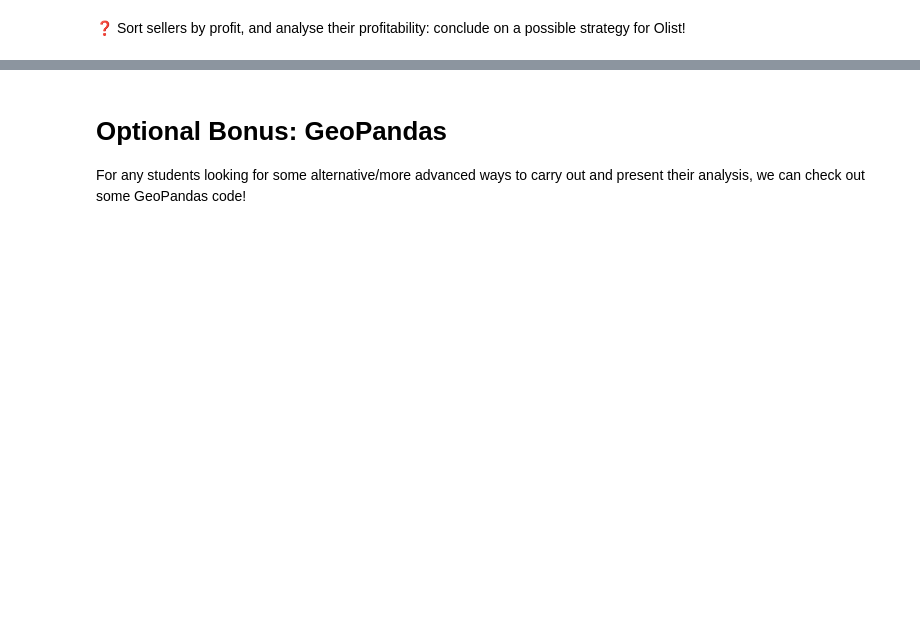
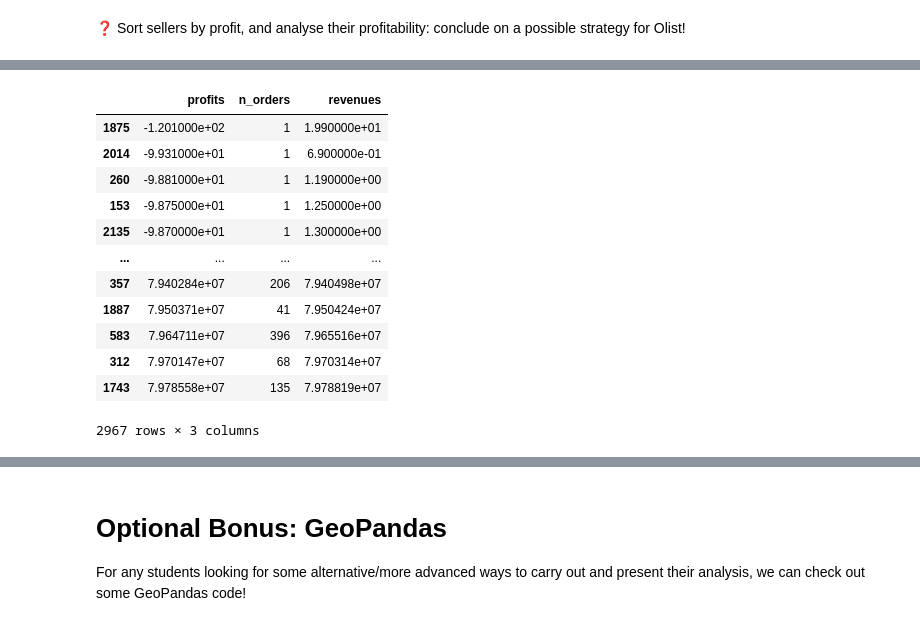
Before and after one commit to francoisgirard51/data-olist_pnl_analysis, a Jupyter notebook: seller_pnl_recap.ipynb, the cells around one changed output, grey strips where cells are left out. Saved outputs shown, nothing was run; the diff lists cells and outputs as text; code cells hidden in the pictures; blank space fills up the shorter version.

```diff
--- a/seller_pnl_recap.ipynb
+++ b/seller_pnl_recap.ipynb
@@ -52,0 +69,3 @@ Re-use as much of what has already been coded in `seller.py` as possible
+# %%
+seller_sorted = sellers.sort_values(by='profits')[['profits','n_orders', 'revenues']]
+seller_sorted.head()
@@ -52,0 +79,16 @@ Re-use as much of what has already been coded in `seller.py` as possible
+# %%
+seller_sorted
+# %% [output]
+|  | profits | n_orders | revenues |
+| 1875 | -1.201000e+02 | 1 | 1.990000e+01 |
+| 2014 | -9.931000e+01 | 1 | 6.900000e-01 |
+| 260 | -9.881000e+01 | 1 | 1.190000e+00 |
+| 153 | -9.875000e+01 | 1 | 1.250000e+00 |
+| 2135 | -9.870000e+01 | 1 | 1.300000e+00 |
+| ... | ... | ... | ... |
+| 357 | 7.940284e+07 | 206 | 7.940498e+07 |
+| 1887 | 7.950371e+07 | 41 | 7.950424e+07 |
+| 583 | 7.964711e+07 | 396 | 7.965516e+07 |
+| 312 | 7.970147e+07 | 68 | 7.970314e+07 |
+| 1743 | 7.978558e+07 | 135 | 7.978819e+07 |
+2967 rows × 3 columns
```
Also changed, not shown: parts of 33 cells of this notebook.
